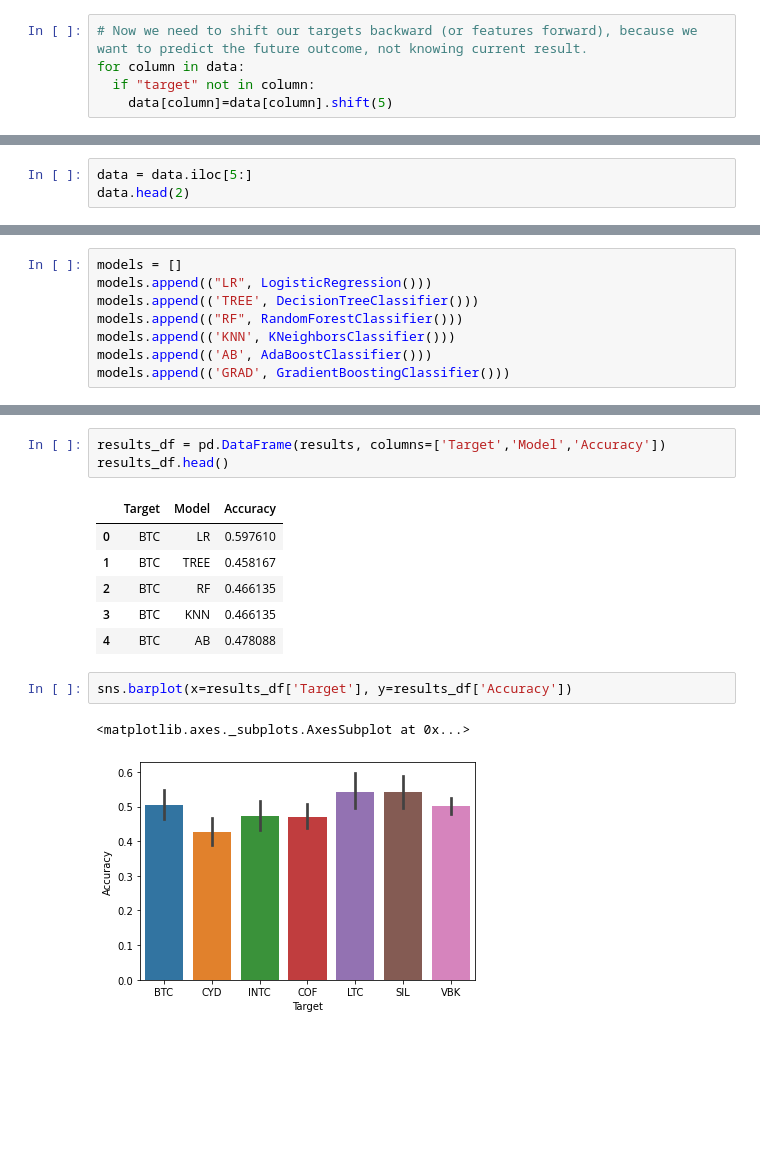
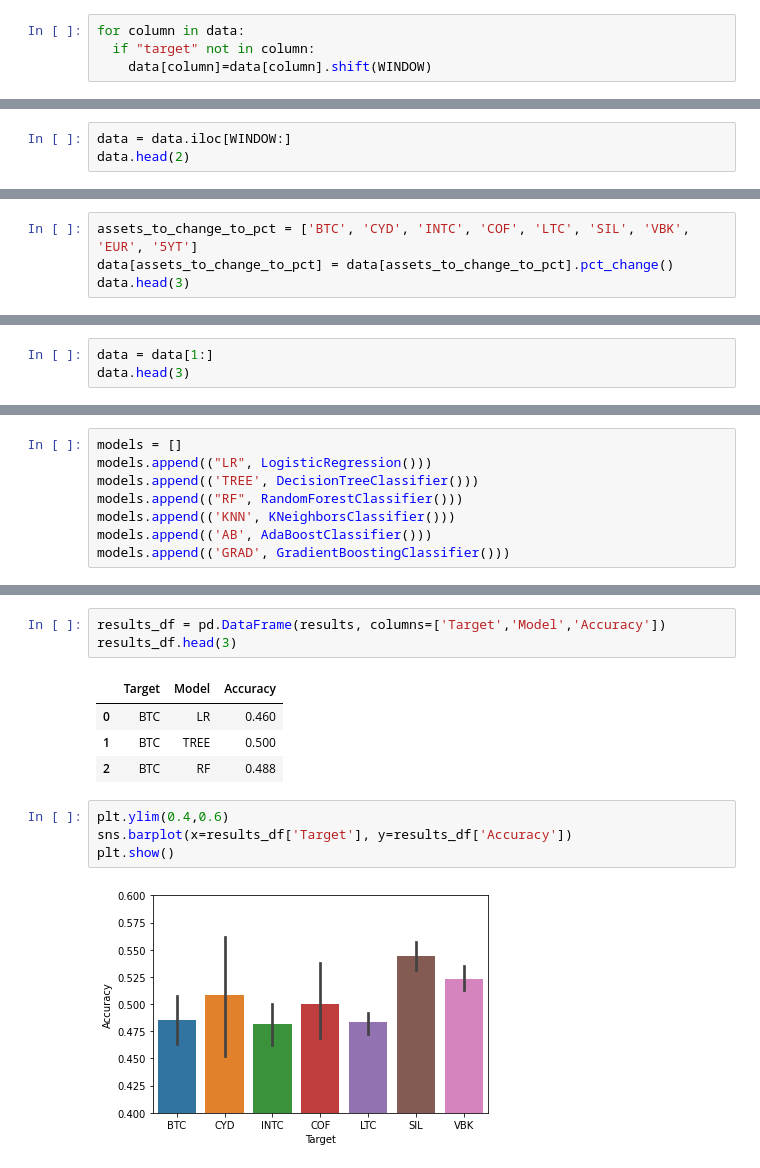
Before and after one commit to tomasz-te/Assets-prices-prediction, a Jupyter notebook: Assets_prices_prediction.ipynb, the cells around one changed output, grey strips where cells are left out. Drawn from its saved outputs; the diff is of its cells as text; blank space fills up the shorter version.

```diff
--- a/Assets_prices_prediction.ipynb
+++ b/Assets_prices_prediction.ipynb
@@ -138,6 +131,5 @@ data.iloc[:8]
 # %%
-# Now we need to shift our targets backward (or features forward), because we want to predict the future outcome, not knowing current result.
 for column in data:
   if "target" not in column:
-    data[column]=data[column].shift(5)
+    data[column]=data[column].shift(WINDOW)
 # %%
@@ -154,5 +148,5 @@ data.head(7)
 # %%
-data = data.iloc[5:]
+data = data.iloc[WINDOW:]
 data.head(2)
 # %% [output]
 |  | BTC | CYD | EUR | INTC | COF | LTC | SIL | VBK | 5YT | FED | BTC_target | ... |
@@ -173,0 +160,4 @@ data.tail()
+# %%
+assets_to_change_to_pct = ['BTC', 'CYD', 'INTC', 'COF', 'LTC', 'SIL', 'VBK', 'EUR', '5YT']
+data[assets_to_change_to_pct] = data[assets_to_change_to_pct].pct_change()
+data.head(3)
@@ -173,0 +174,3 @@ data.tail()
+# %%
+data = data[1:]
+data.head(3)
@@ -215,16 +217,15 @@ Please also refer to the documentation for alternative solver options:
 # %%
 results_df = pd.DataFrame(results, columns=['Target','Model','Accuracy'])
-results_df.head()
+results_df.head(3)
 # %% [output]
 |  | Target | Model | Accuracy |
-| 0 | BTC | LR | 0.597610 |
-| 1 | BTC | TREE | 0.458167 |
-| 2 | BTC | RF | 0.466135 |
-| 3 | BTC | KNN | 0.466135 |
-| 4 | BTC | AB | 0.478088 |
+| 0 | BTC | LR | 0.460 |
+| 1 | BTC | TREE | 0.500 |
+| 2 | BTC | RF | 0.488 |
 # %%
+plt.ylim(0.4,0.6)
 sns.barplot(x=results_df['Target'], y=results_df['Accuracy'])
+plt.show()
 # %% [output]
-<matplotlib.axes._subplots.AxesSubplot at 0x...>
-[figure, old version]
+[figure, new version]
 # %%
```
Also changed, not shown: parts of 37 cells of this notebook.
